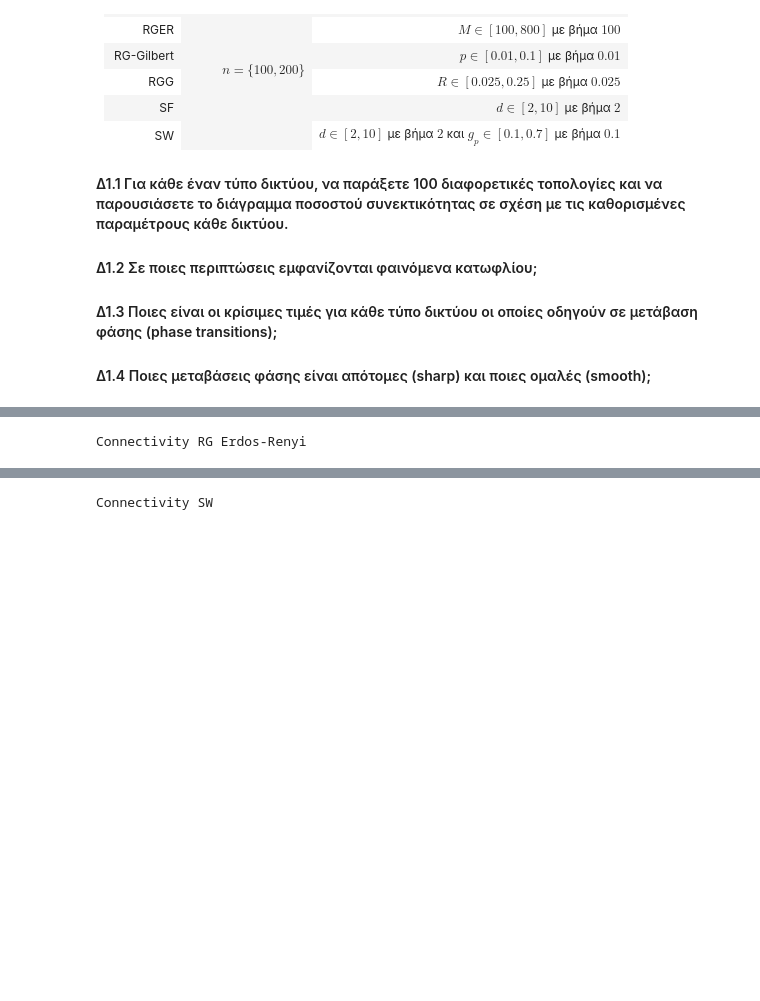
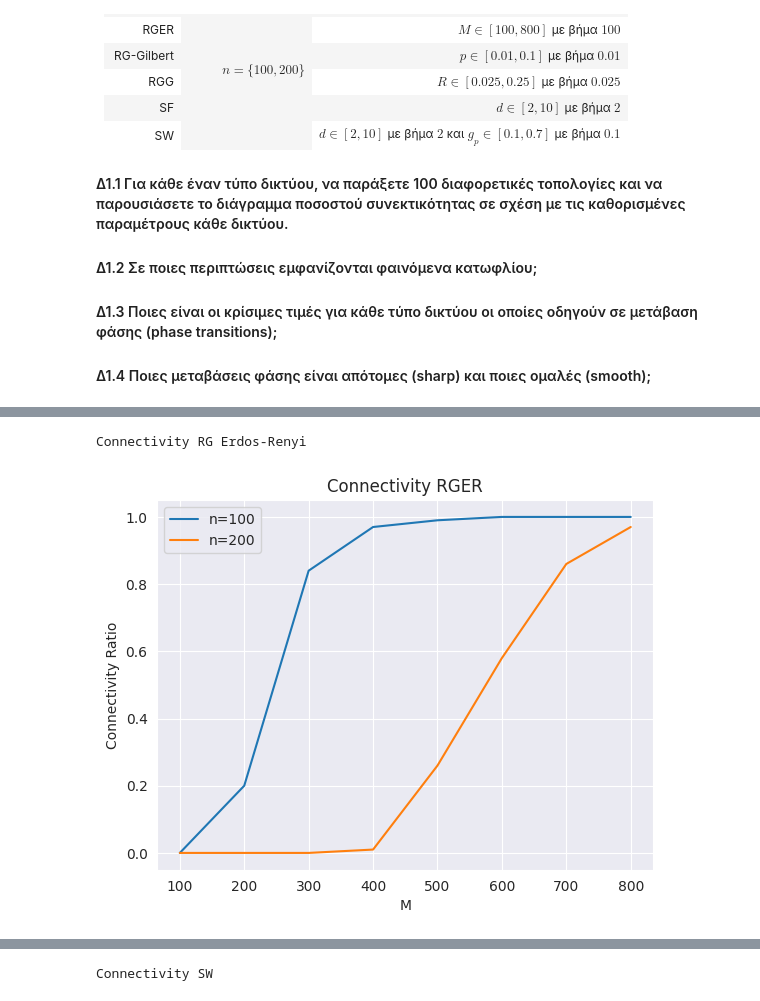
Before and after one commit to ChrisNick92/SocialNetworkAnalysis, a Jupyter notebook: project1/christosnikou_03400146.ipynb, the cells around one changed output, grey strips where cells are left out. Saved outputs shown, nothing was run; the diff lists cells and outputs as text; code cells hidden in the pictures; blank space fills up the shorter version.

```diff
--- a/project1/christosnikou_03400146.ipynb
+++ b/project1/christosnikou_03400146.ipynb
@@ -797,6 +842,9 @@ Connectivity REG
 # %%
 print("Connectivity RG Erdos-Renyi")
+
+generate_diagram(type = "RGER")
 # %% [output]
 Connectivity RG Erdos-Renyi
+[figure, added]
 # %%
 print("Connectivity RG Gilbert")
```
Also changed, not shown: parts of 6 cells of this notebook.
